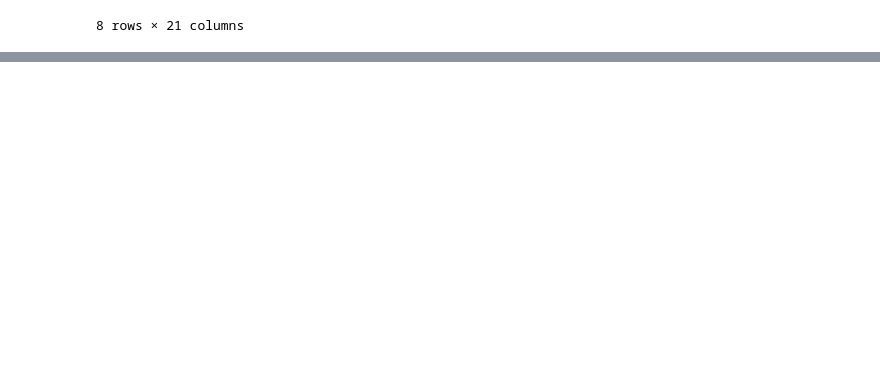
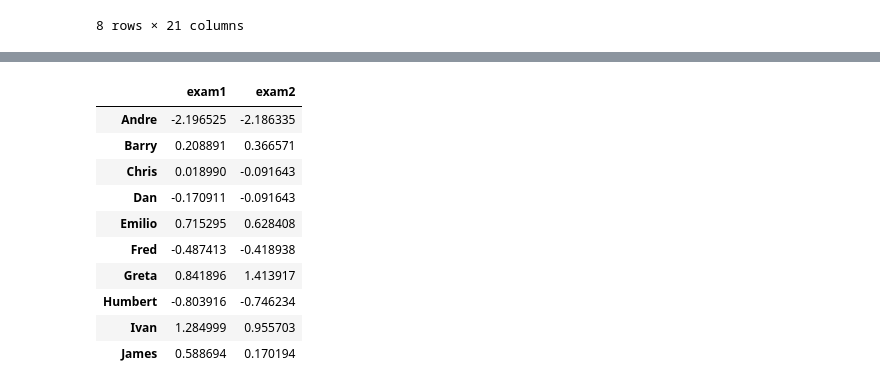
Before and after one commit to rishikant42/DataAnalysis-ud170, a Jupyter notebook: ch3/ch3.ipynb, the cells around one changed output, grey strips where cells are left out. Saved outputs shown, nothing was run; the diff lists cells and outputs as text; code cells hidden in the pictures; blank space fills up the shorter version.

```diff
--- a/ch3/ch3.ipynb
+++ b/ch3/ch3.ipynb
@@ -335,0 +591,5 @@ subway_df.describe()
+# %%
+def standardize_column(column):
+    return (column - column.mean()) / column.std()
+
+standardize_column(grades_df['exam1'])
@@ -335,0 +608,22 @@ subway_df.describe()
+# %%
+def standardize(df):
+    '''
+    Fill in this function to standardize each column of the given
+    DataFrame. To standardize a variable, convert each value to the
+    number of standard deviations it is above or below the mean.
+    '''
+    return df.apply(standardize_column)
+
+standardize(grades_df)
+# %% [output]
+|  | exam1 | exam2 |
+| Andre | -2.196525 | -2.186335 |
+| Barry | 0.208891 | 0.366571 |
+| Chris | 0.018990 | -0.091643 |
+| Dan | -0.170911 | -0.091643 |
+| Emilio | 0.715295 | 0.628408 |
+| Fred | -0.487413 | -0.418938 |
+| Greta | 0.841896 | 1.413917 |
+| Humbert | -0.803916 | -0.746234 |
+| Ivan | 1.284999 | 0.955703 |
+| James | 0.588694 | 0.170194 |
```
Also changed, not shown: parts of 40 cells of this notebook.
